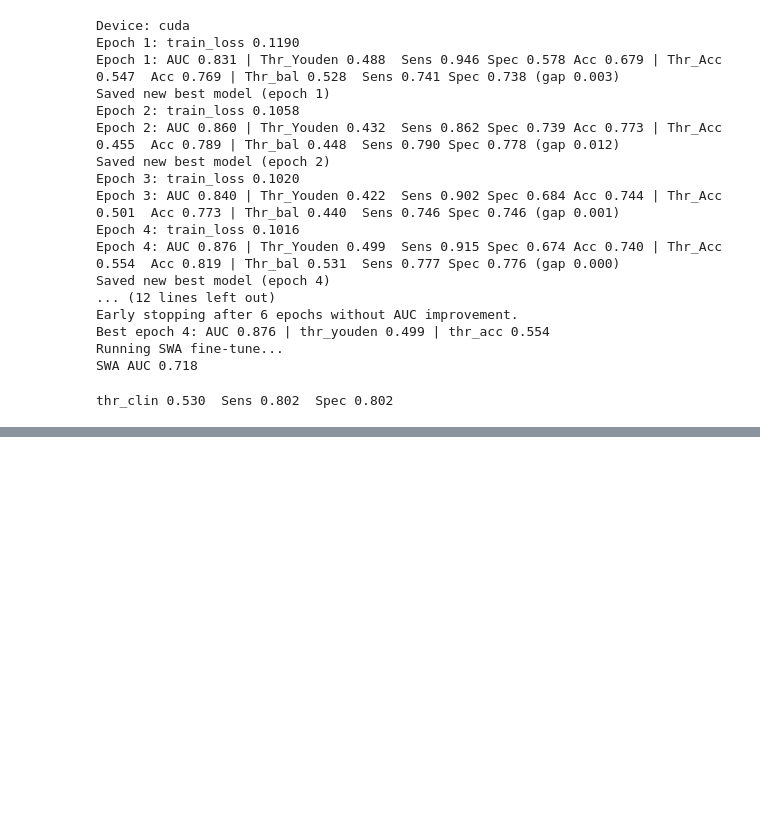
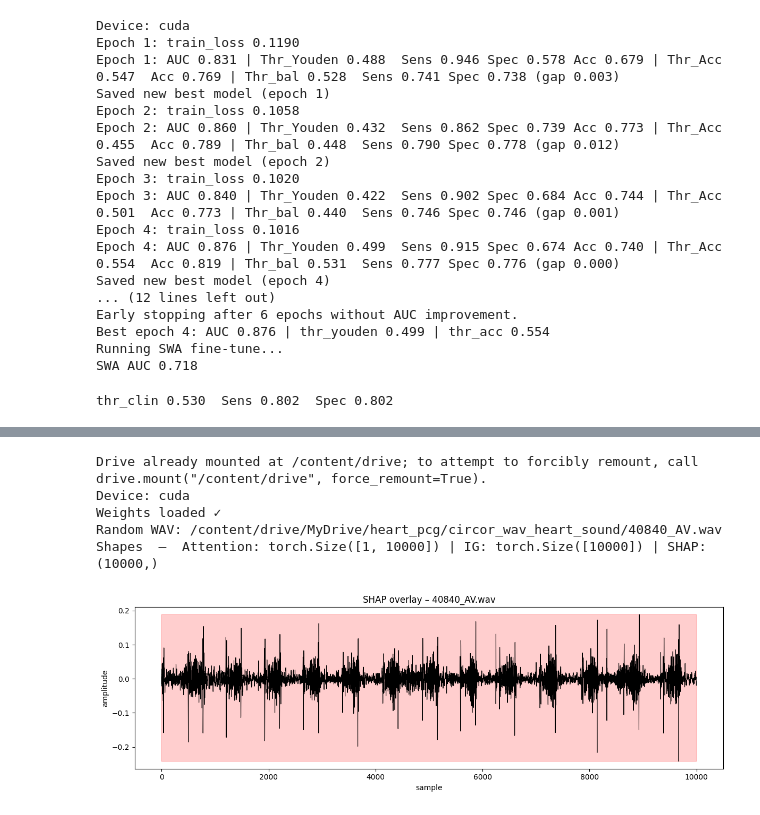
Before and after one commit to RakibAlMahdi/Rakib_XAI_FYP_final4, a Jupyter notebook: Rakib_pcg_training.ipynb, the cells around one changed output, grey strips where cells are left out. Drawn from its saved outputs; the diff is of its cells as text; code cells hidden in the pictures; blank space fills up the shorter version.

```diff
--- a/Rakib_pcg_training.ipynb
+++ b/Rakib_pcg_training.ipynb
@@ -238,0 +346,75 @@ model, THR = load_model("best_combined.pth", use_clin=True)  # THR = thr_clin
+# %%
+# ═══════════════════════════════════════════════════════════════════
+#  1-cell XAI demo  –  random PCG file, Attention + IG + SHAP overlay
+# ═══════════════════════════════════════════════════════════════════
+!pip install torch torchaudio shap matplotlib --quiet
+
+# ----------------------------------------------------  mount Drive
+from google.colab import drive; drive.mount('/content/drive')
+
+# -------------------------- paths (edit if your layout is different)
+SRC_DIR   = "/content/drive/MyDrive/heart_pcg/src"                 # contains code
+CKPT_PATH = f"{SRC_DIR}/best_combined.pth"                         # trained weights
+WAV_DIR   = "/content/drive/MyDrive/heart_pcg/circor_wav_heart_sound"
+
+# ----------------------------------------------------  imports / path
+import sys, os, glob, random, torch, torchaudio, shap
+import numpy as np, matplotlib.pyplot as plt
+
+if SRC_DIR not in sys.path:
+    sys.path.insert(0, SRC_DIR)
+
+from train_circor import InceptionNet1D
+from explain       import integrated_gradients, attention_map
+
+device = 'cuda' if torch.cuda.is_available() else 'cpu'
+print("Device:", device)
+
+# ----------------------------------------------------  load model
+model = InceptionNet1D().to(device)
+model.load_state_dict(torch.load(CKPT_PATH, map_location=device)["state_dict"])
+model.eval(); print("Weights loaded ✓")
+
+# ----------------------------------------------------  pick random WAV
+wav_path = random.choice(glob.glob(os.path.join(WAV_DIR, "*.wav")))
+print("Random WAV:", wav_path)
+
+# ----------------------------------------------------  preprocess: 10 000-sample segment
+wav, sr = torchaudio.load(wav_path)
+if sr != 1000:
+    wav = torchaudio.functional.resample(wav, sr, 1000)
+wav = torch.nn.functional.pad(wav, (0, max(0, 10_000 - wav.shape[1])))[:, :10_000]
+segment = wav.to(device)                                    # (1, 10 000)
+
+# ----------------------------------------------------  Attention & IG
+_, attn = model(segment.unsqueeze(0), return_attn=True)      # (1, L)
+ig      = integrated_gradients(model, segment)               # (L,)
+
+# ----------------------------------------------------  SHAP with relaxed additivity check
+background = torch.randn(8, 1, 10_000, device=device) * 0.01
+explainer  = shap.DeepExplainer(model, background)
+shap_vals  = explainer.shap_values(segment.unsqueeze(0), check_additivity=False)[0]  # (1,1,L)
+phi        = shap_vals.squeeze()                               # (L,)
+print("Shapes  –  Attention:", attn.shape, "| IG:", ig.shape, "| SHAP:", phi.shape)
+
+# ----------------------------------------------------  simple overlay plot
+wave = segment.cpu().numpy().squeeze()                        # (L,)
+t    = np.arange(len(wave))
+
+plt.figure(figsize=(12,4))
+plt.plot(t, wave, color='black', linewidth=0.8, label='waveform')
+
+# normalise SHAP for colour intensity
+norm = (phi - phi.min()) / (phi.max() - phi.min() + 1e-8)
+plt.fill_between(t, wave.min(), wave.max(), color='red', alpha=norm*0.5)
+
+plt.title(f"SHAP overlay – {os.path.basename(wav_path)}")
+plt.xlabel("sample"); plt.ylabel("amplitude")
+plt.tight_layout(); plt.show()
+# %% [output]
+Drive already mounted at /content/drive; to attempt to forcibly remount, call drive.mount("/content/drive", force_remount=True).
+Device: cuda
+Weights loaded ✓
+Random WAV: /content/drive/MyDrive/heart_pcg/circor_wav_heart_sound/40840_AV.wav
+Shapes  –  Attention: torch.Size([1, 10000]) | IG: torch.Size([10000]) | SHAP: (10000,)
+[figure, added]
```
Also changed, not shown: parts of 11 cells of this notebook.
